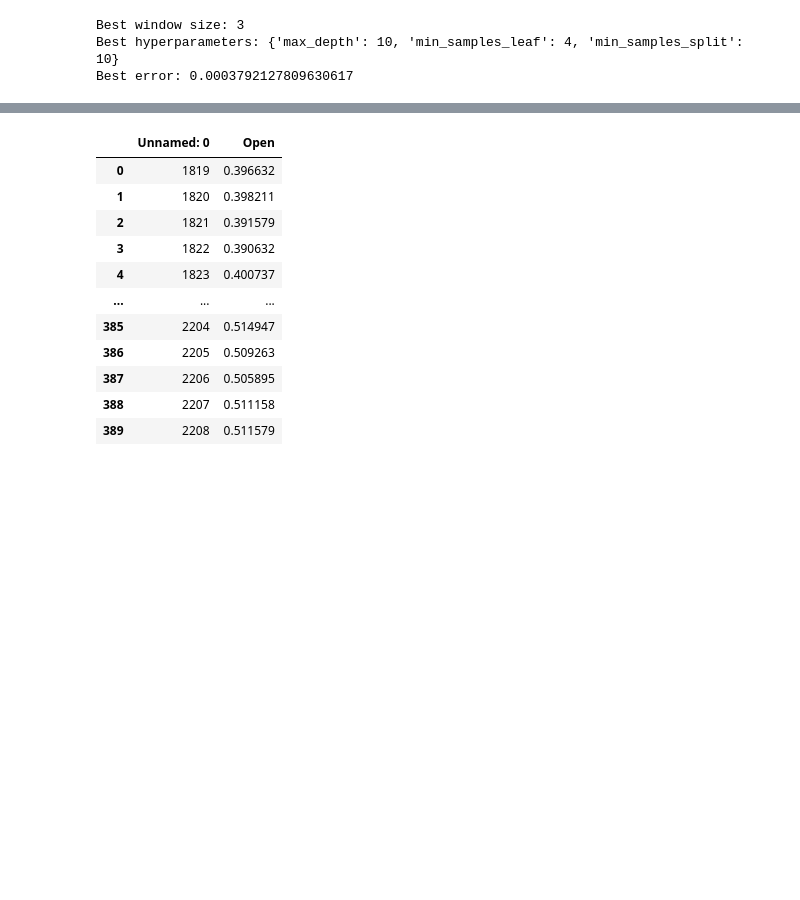
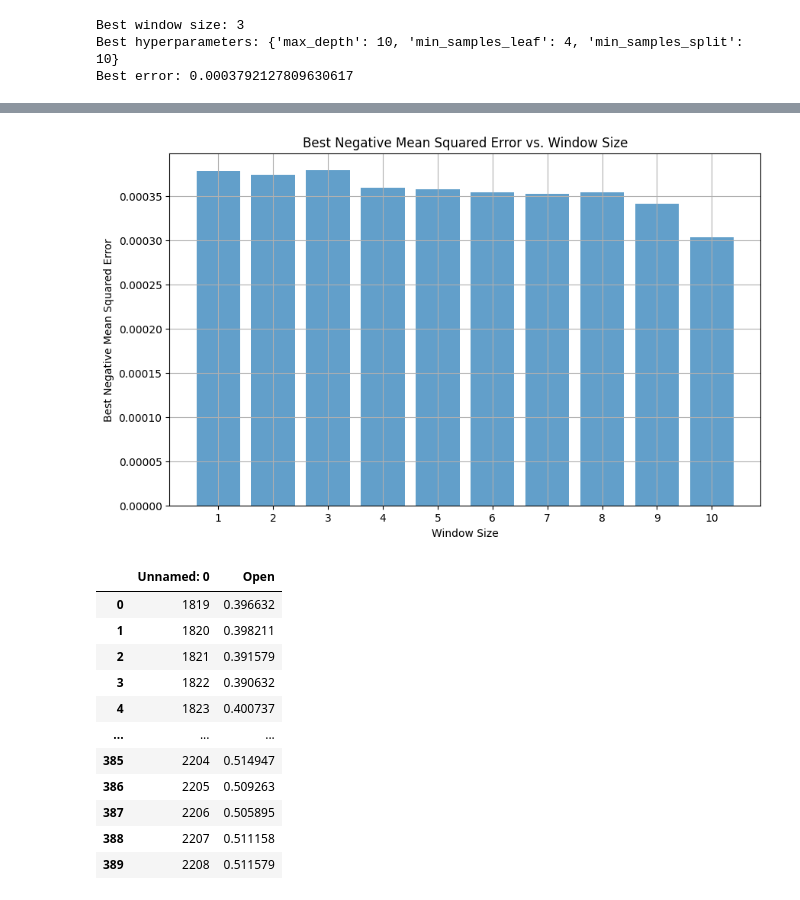
Before and after one commit to rskbansal/Time_Series_Analysis, a Jupyter notebook: random_forest.ipynb, the cells around one changed output, grey strips where cells are left out. Cells and saved outputs as stored; diff of their text form; code cells hidden in the pictures; blank space fills up the shorter version.

```diff
--- a/random_forest.ipynb
+++ b/random_forest.ipynb
@@ -111,3 +126,14 @@ Best error: 0.0003792127809630617
+# %%
+plt.figure(figsize=(10, 6))
+plt.bar(window_sizes, [-mse for mse in mse_scores], align='center', alpha=0.7)
+plt.title('Best Negative Mean Squared Error vs. Window Size')
+plt.xlabel('Window Size')
+plt.ylabel('Best Negative Mean Squared Error')
+plt.xticks(window_sizes)
+plt.grid(True)
+plt.show()
+# %% [output]
+[figure, added]
 # %%
 test_data=pd.read_csv('data/val.csv')
 test_data
```
Also changed, not shown: parts of 2 cells of this notebook, 2 other files.
